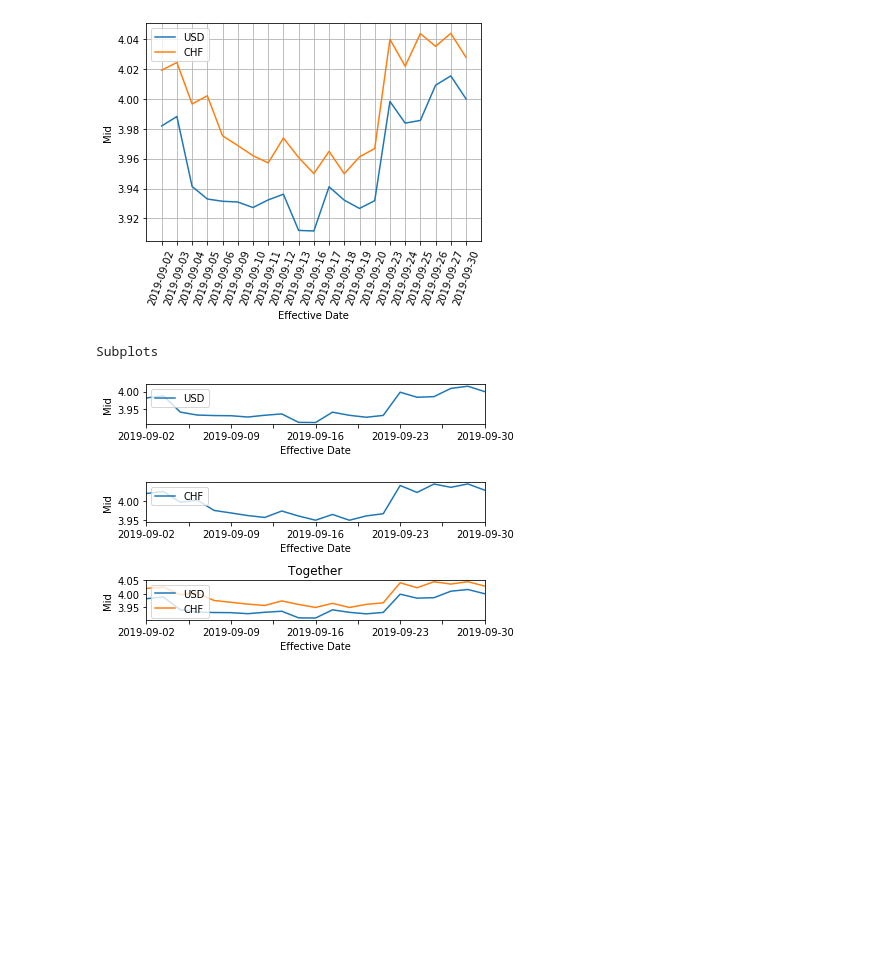
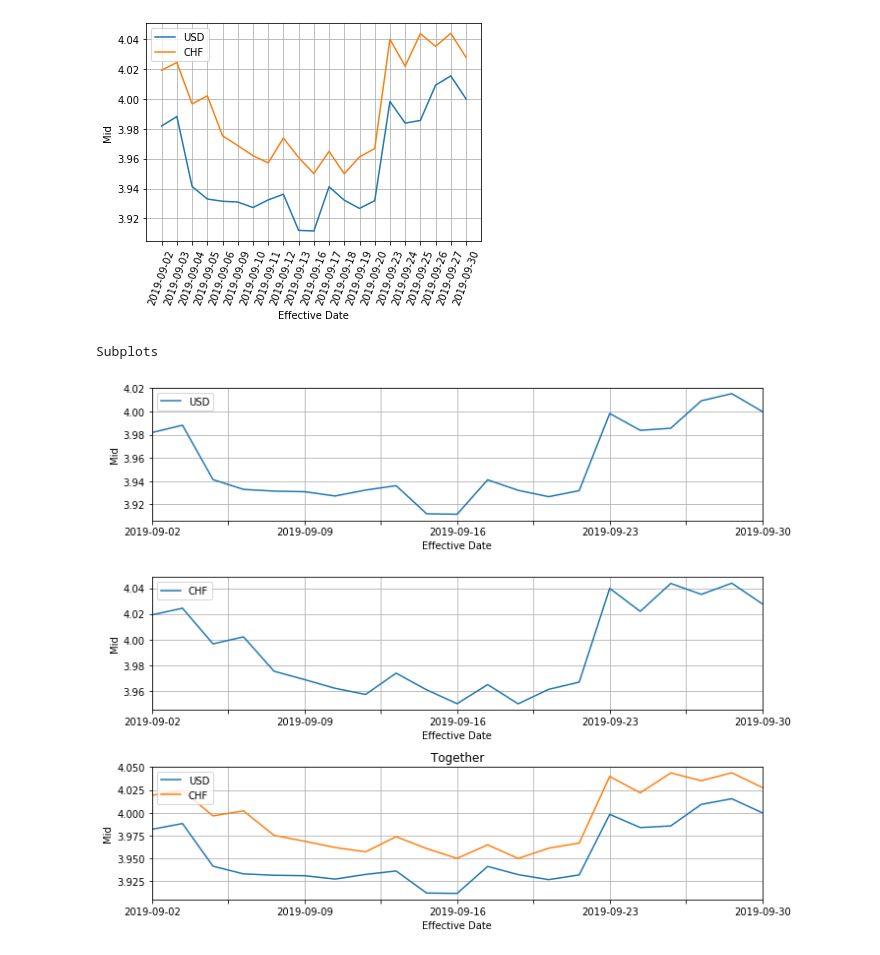
Before and after one commit to malaskow/wsiz_si, a Jupyter notebook: lab_1.ipynb, the cells around one changed output. Drawn from its saved outputs; the diff is of its cells as text; code cells hidden in the pictures; blank space fills up the shorter version.

```diff
--- a/lab_1.ipynb
+++ b/lab_1.ipynb
@@ -7,10 +7,17 @@ import matplotlib.pyplot as plt
 curr_exchange = pd.read_json('http://api.nbp.pl/api/exchangerates/rates/A/USD/2019-09-01/2019-09-30/')
 # %%
 def load_from_range(date_from, date_to, currency='USD'):
+    """Ladownie danych dla wybranej waluty w wybranym zakresie dat
+    :param date_from: poczatek zakresu
+    :param date_to: koniec zakresu
+    :param currency: wybrana waluta
+    """
     data = pd.read_json(f'http://api.nbp.pl/api/exchangerates/rates/A/{currency}/{date_from}/{date_to}/')
+    # wyciagniecie effective date do poziomu osobnej kolumny
     data['effectiveDate'] = data['rates'].map(lambda d: d['effectiveDate'])
     data['mid'] = data['rates'].map(lambda d: d['mid'])
     data.drop('rates', axis=1, inplace=True)
+    # ustawienie indeksu df na effectiveDate
     data = data.set_index(['effectiveDate'])
     return data
 # %%
@@ -45,24 +58,30 @@ plt.show()
 Normal plot
 [figure]
 # %%
+# Z uzyciem subplots
 print("Subplots")
-fig, ax = plt.subplots(3, 1, tight_layout=True)
-
+# 3 wiersze w 1 kolumnie
+fig, ax = plt.subplots(3, 1, tight_layout=True, figsize=(10, 8))
+# Rysowanie wykresow w oddzielnych wieszach
 usd.plot(ax=ax[0])
 chf.plot(ax=ax[1])
-
+# Rysowanie wykresow we wspolnym wierszu
 usd.plot(ax=ax[2])
 chf.plot(ax=ax[2])
+
+# Ustawianie opisow osi
 for i in ax:
     i.set_xlabel('Effective Date')
     i.set_ylabel('Mid')
-
+    i.grid(True)
+# Ustawianie legendy na kazdym z wykresow
 ax[0].legend(['USD'], loc='upper left')
 ax[1].legend(['CHF'], loc='upper left')
 ax[2].legend(['USD', 'CHF'], loc='upper left')
+
 ax[2].set_title('Together')
 
 fig.show()
 # %% [output]
 Subplots
-[figure, old version]
+[figure, new version]
```
Also changed, not shown: parts of 3 cells of this notebook.
